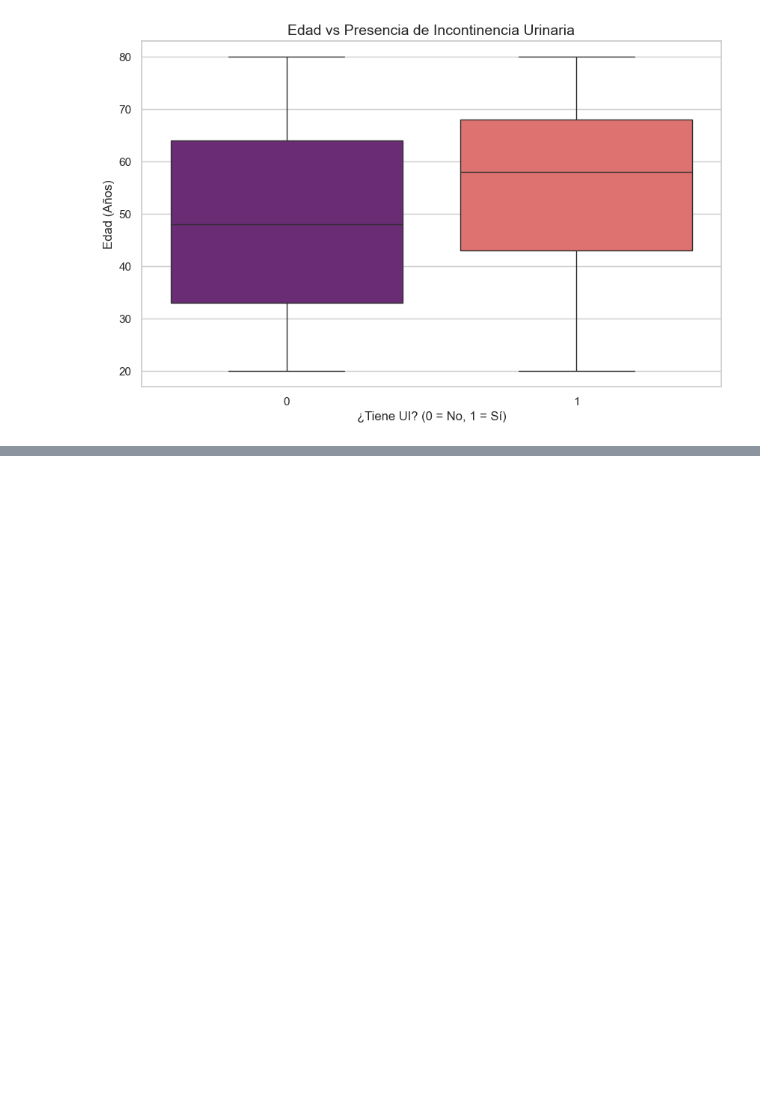
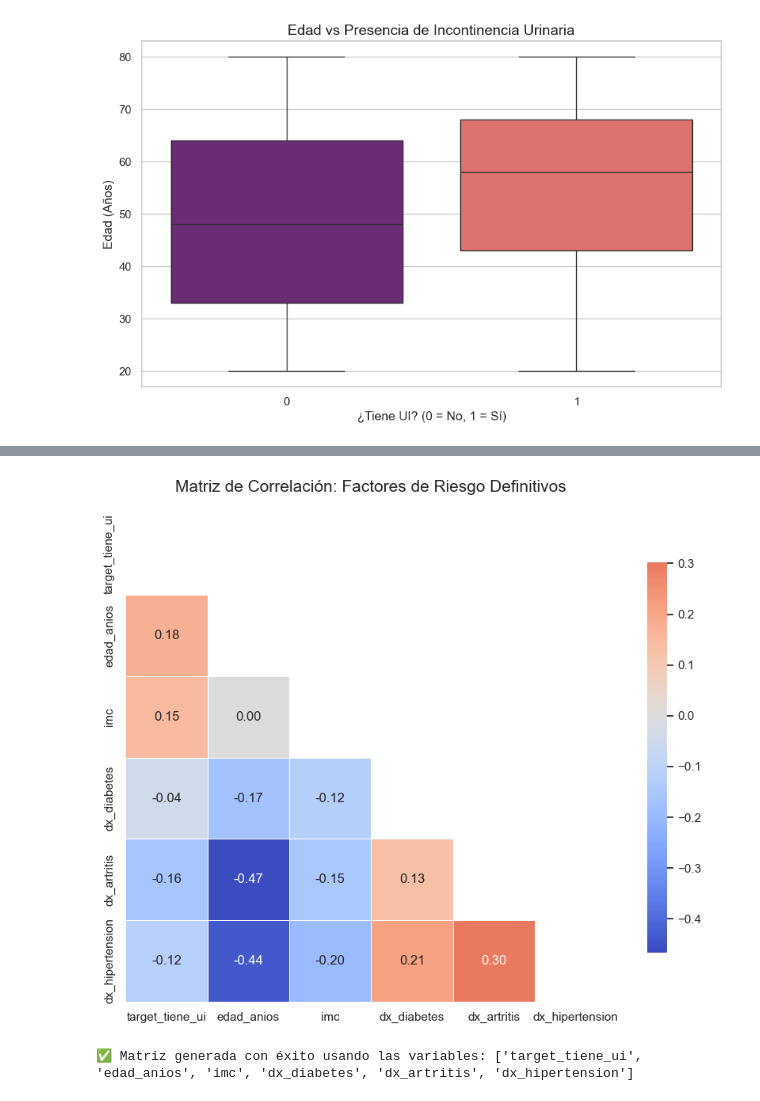
Before and after one commit to Bootcamp-IA-P6/Proyecto7_Equipo3_Multiclase, a Jupyter notebook: notebooks/modeling/notebook_isa.ipynb, the cells around one changed output, grey strips where cells are left out. Cells and saved outputs as stored; diff of their text form; code cells hidden in the pictures; blank space fills up the shorter version.

```diff
--- a/notebooks/modeling/notebook_isa.ipynb
+++ b/notebooks/modeling/notebook_isa.ipynb
@@ -187,0 +347,35 @@ Passing `palette` without assigning `hue` is deprecated and will be removed in v
+# %%
+# 1. Definimos las columnas con los nombres exactos que hemos verificado en tu dataset
+columnas_finales = [
+    'target_tiene_ui',
+    'edad_anios',
+    'imc',
+    'dx_diabetes',
+    'dx_artritis',
+    'dx_hipertension'
+]
+
+# 2. Calculamos la matriz de correlación
+matriz_corr = df_clean[columnas_finales].corr()
+
+# 3. Generación del Mapa de Calor (Heatmap)
+plt.figure(figsize=(10, 8))
+mask = np.triu(np.ones_like(matriz_corr, dtype=bool)) # Máscara para la mitad superior
+
+sns.heatmap(matriz_corr,
+            mask=mask,
+            annot=True,
+            fmt=".2f",
+            cmap='coolwarm',
+            linewidths=0.5,
+            center=0,
+            cbar_kws={"shrink": .8})
+
+plt.title('Matriz de Correlación: Factores de Riesgo Definitivos', fontsize=15, pad=20)
+plt.show()
+
+# Confirmación de variables en la consola
+print(f"✅ Matriz generada con éxito usando las variables: {columnas_finales}")
+# %% [output]
+[figure, added]
+✅ Matriz generada con éxito usando las variables: ['target_tiene_ui', 'edad_anios', 'imc', 'dx_diabetes', 'dx_artritis', 'dx_hipertension']
```
Also changed, not shown: parts of 12 cells of this notebook, 1 other file.
